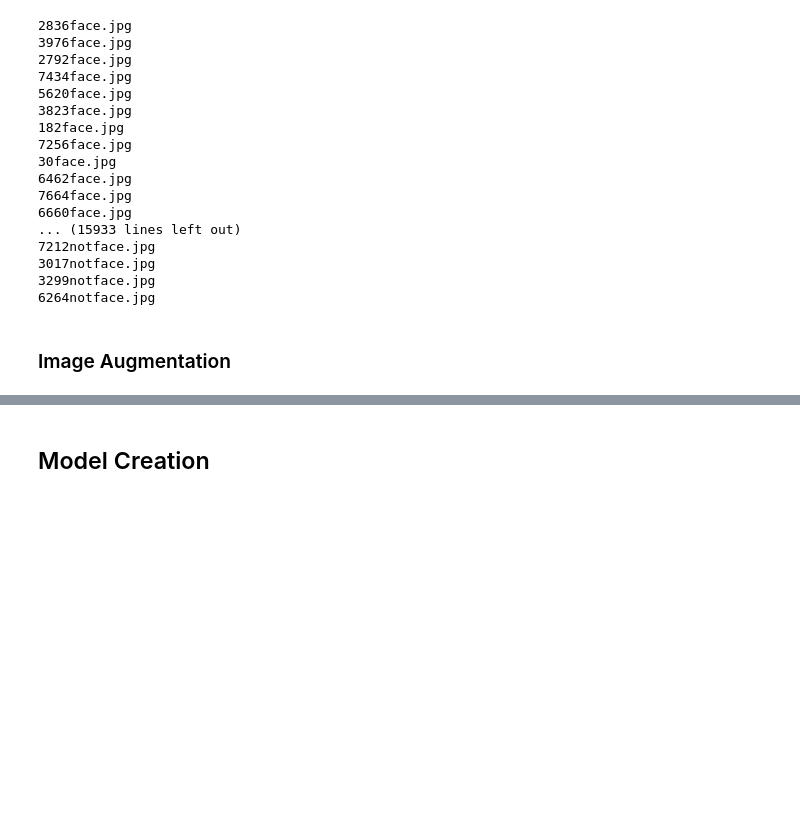
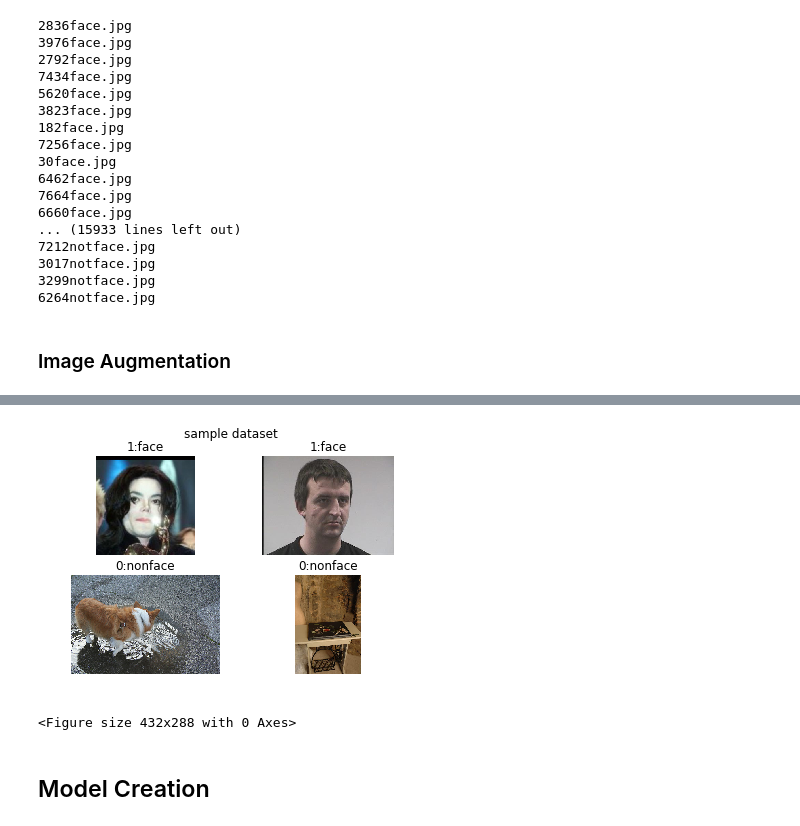
Before and after one commit to edwinjosechittilappilly/FR_CUSAT, a Jupyter notebook: train-ver2.ipynb, the cells around one changed output, grey strips where cells are left out. Drawn from its saved outputs; the diff is of its cells as text; code cells hidden in the pictures; blank space fills up the shorter version.

```diff
--- a/train-ver2.ipynb
+++ b/train-ver2.ipynb
@@ -147,8 +149,11 @@ def visualize_data(positive_images, negative_images,limit):
 # %%
 # Number of positive and negative examples to show
 N_TO_VISUALIZE = 2
 # Call the visualization function
-visualize_data("data/face", "data/notface",N_TO_VISUALIZE)
+visualize_data("/home/ej/dataset/face", "/home/ej/dataset/notface",N_TO_VISUALIZE)
+# %% [output]
+[figure, added]
+<Figure size 432x288 with 0 Axes>
 # %% [markdown]
 ## Model Creation
 # %%
```
Also changed, not shown: parts of 2 cells of this notebook, 18 other files.
